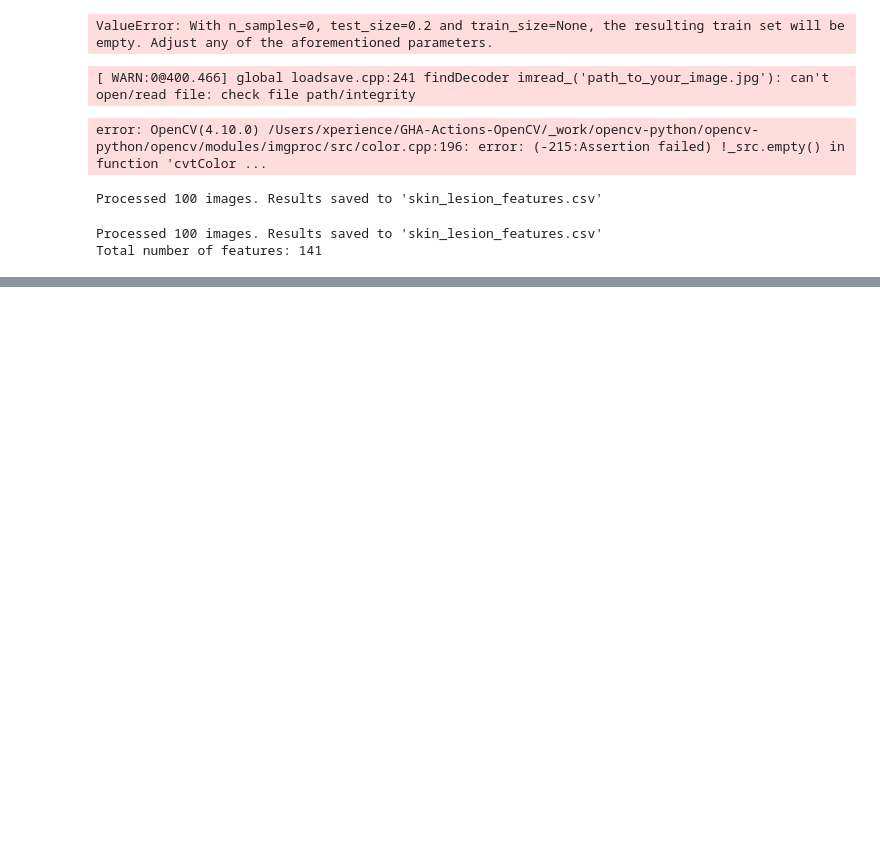
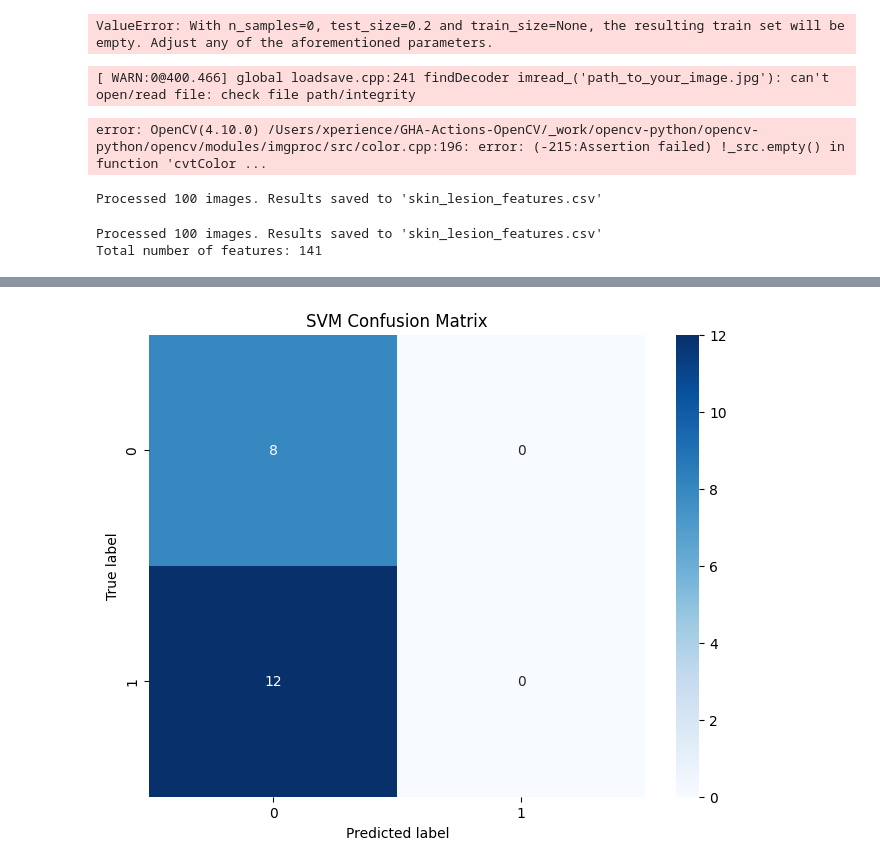
Before and after one commit to AK-26David/Skin-Lesions-classifications-and-Development-of-GUI-MLMiniProject-ResearchPaper--Sem5, a Jupyter notebook: main_test.ipynb, the cells around one changed output, grey strips where cells are left out. Cells and saved outputs as stored; diff of their text form; code cells hidden in the pictures; blank space fills up the shorter version.

```diff
--- a/main_test.ipynb
+++ b/main_test.ipynb
@@ -1324,0 +511,98 @@ ValueError: The number of classes has to be greater than one; got 1 class
+# %%
+import pandas as pd
+import numpy as np
+from sklearn.model_selection import train_test_split, GridSearchCV
+from sklearn.preprocessing import StandardScaler
+from sklearn.svm import SVC
+from sklearn.neural_network import MLPClassifier
+from sklearn.metrics import classification_report, confusion_matrix
+import matplotlib.pyplot as plt
+import seaborn as sns
+
+# Load the data
+df = pd.read_csv("skin_lesion_features.csv")
+
+# Assume we have a target variable called 'label'
+# For this example, we'll create a dummy target variable
+df['label'] = np.random.choice(['benign', 'malignant'], size=len(df))
+
+# Separate features and target
+X = df.drop(['image_name', 'label'], axis=1)
+y = df['label']
+
+# Split the data
+X_train, X_test, y_train, y_test = train_test_split(X, y, test_size=0.2, random_state=42)
+
+# Scale the features
+scaler = StandardScaler()
+X_train_scaled = scaler.fit_transform(X_train)
+X_test_scaled = scaler.transform(X_test)
+
+# SVM Model
+svm_param_grid = {
+    'C': [0.1, 1, 10, 100],
+    'kernel': ['rbf', 'poly'],
+    'gamma': ['scale', 'auto', 0.1, 1]
+}
+
+svm_grid = GridSearchCV(SVC(random_state=42), svm_param_grid, cv=5, n_jobs=-1)
+svm_grid.fit(X_train_scaled, y_train)
+
+print("SVM Best Parameters:", svm_grid.best_params_)
+print("SVM Best Score:", svm_grid.best_score_)
+
+svm_pred = svm_grid.predict(X_test_scaled)
+print("\nSVM Classification Report:")
+print(classification_report(y_test, svm_pred))
+
+# MLP Model
+mlp_param_grid = {
+    'hidden_layer_sizes': [(50,), (100,), (50, 50), (100, 50)],
+    'activation': ['relu', 'tanh'],
+    'alpha': [0.0001, 0.001, 0.01],
+    'learning_rate': ['constant', 'adaptive']
+}
+
+mlp_grid = GridSearchCV(MLPClassifier(random_state=42, max_iter=1000), mlp_param_grid, cv=5, n_jobs=-1)
+mlp_grid.fit(X_train_scaled, y_train)
+
+print("\nMLP Best Parameters:", mlp_grid.best_params_)
+print("MLP Best Score:", mlp_grid.best_score_)
+
+mlp_pred = mlp_grid.predict(X_test_scaled)
+print("\nMLP Classification Report:")
+print(classification_report(y_test, mlp_pred))
+
+# Confusion Matrices
+def plot_confusion_matrix(y_true, y_pred, title):
+    cm = confusion_matrix(y_true, y_pred)
+    plt.figure(figsize=(8, 6))
+    sns.heatmap(cm, annot=True, fmt='d', cmap='Blues')
+    plt.title(title)
+    plt.ylabel('True label')
+    plt.xlabel('Predicted label')
+    plt.show()
+
+plot_confusion_matrix(y_test, svm_pred, "SVM Confusion Matrix")
+plot_confusion_matrix(y_test, mlp_pred, "MLP Confusion Matrix")
+
+# Feature Importance (for SVM with linear kernel)
+if svm_grid.best_estimator_.kernel == 'linear':
+    feature_importance = pd.DataFrame({
+        'feature': X.columns,
+        'importance': abs(svm_grid.best_estimator_.coef_[0])
+    }).sort_values('importance', ascending=False)
+
+    plt.figure(figsize=(10, 6))
+    sns.barplot(x='importance', y='feature', data=feature_importance.head(20))
+    plt.title('Top 20 Important Features (SVM)')
+    plt.show()
+
+# Predictions on new data
+new_data = X_test_scaled[:5]  # Using first 5 samples of test set as example
+svm_new_pred = svm_grid.predict(new_data)
+mlp_new_pred = mlp_grid.predict(new_data)
+
+print("\nSVM Predictions on new data:", svm_new_pred)
+print("MLP Predictions on new data:", mlp_new_pred)
+# %% [output]
@@ -1324,0 +633 @@ ValueError: The number of classes has to be greater than one; got 1 class
+[figure, added]
```
Also changed, not shown: parts of 5 cells of this notebook, 1 other file.
